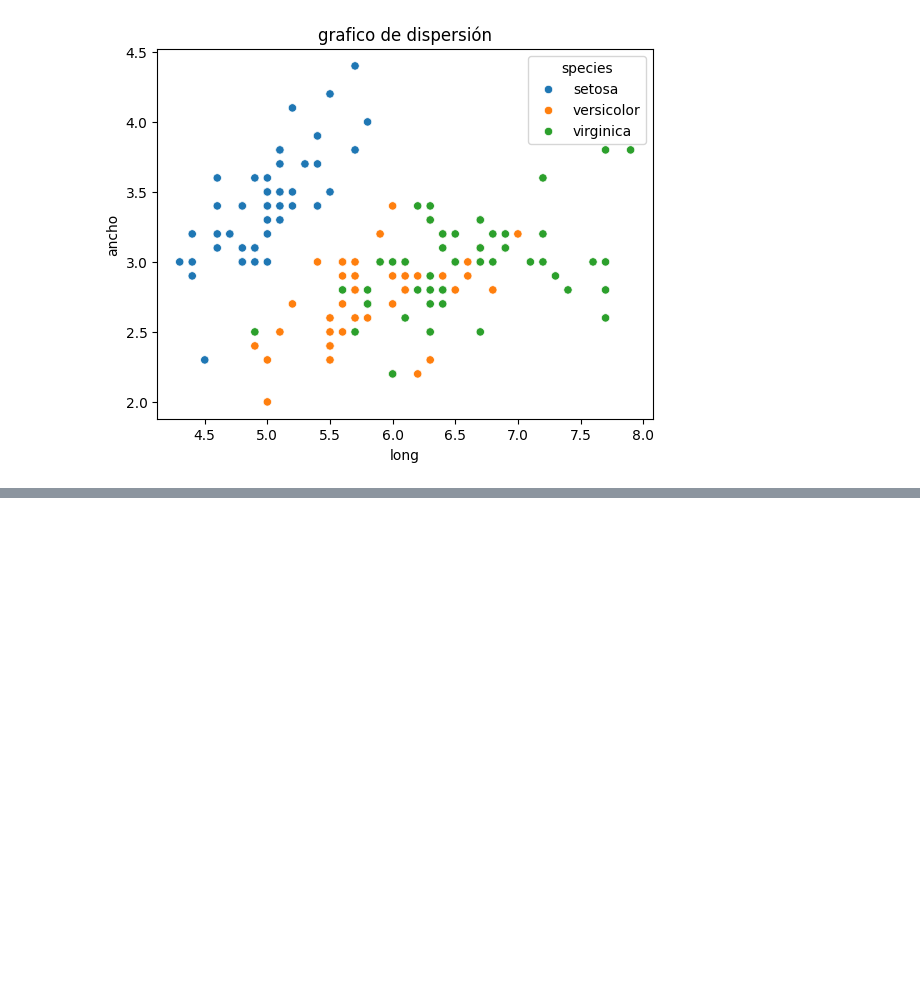
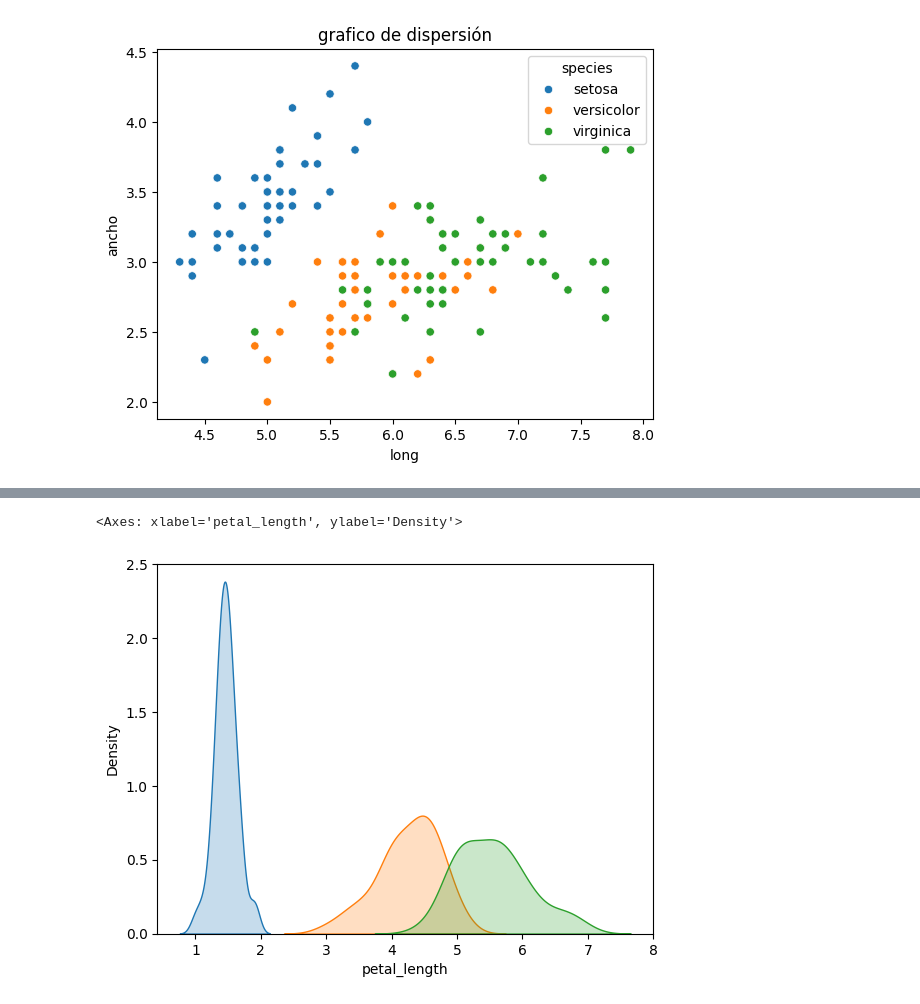
Before and after one commit to emilianostic/analisdedatos, a Jupyter notebook: datos/Scripts/AnalisisDatos.ipynb, the cells around one changed output, grey strips where cells are left out. Drawn from its saved outputs; the diff is of its cells as text; code cells hidden in the pictures; blank space fills up the shorter version.

```diff
--- a/datos/Scripts/AnalisisDatos.ipynb
+++ b/datos/Scripts/AnalisisDatos.ipynb
@@ -406,3 +406,8 @@ plt.title("grafico de dispersión")
 plt.show()
 # %% [output]
 [figure]
+# %%
+#Gráfica de Ridgeplot
+setosa = data[data["species"] == "setosa"]
+versicolor  = data[data["species"] == "versicolor"]
+virginica = data[data["species"] == "virginica"]
@@ -408,0 +421,8 @@ plt.show()
+# %%
+#crear readgeplot usando kdeplot
+sns.kdeplot(data=setosa["petal_length"], label = "setosa", fill=True)
+sns.kdeplot(data=versicolor["petal_length"], label = "versicolor", fill=True)
+sns.kdeplot(data=virginica["petal_length"], label = "virginica", fill=True)
+# %% [output]
+<Axes: xlabel='petal_length', ylabel='Density'>
+[figure, added]
```
Also changed, not shown: parts of 18 cells of this notebook.
